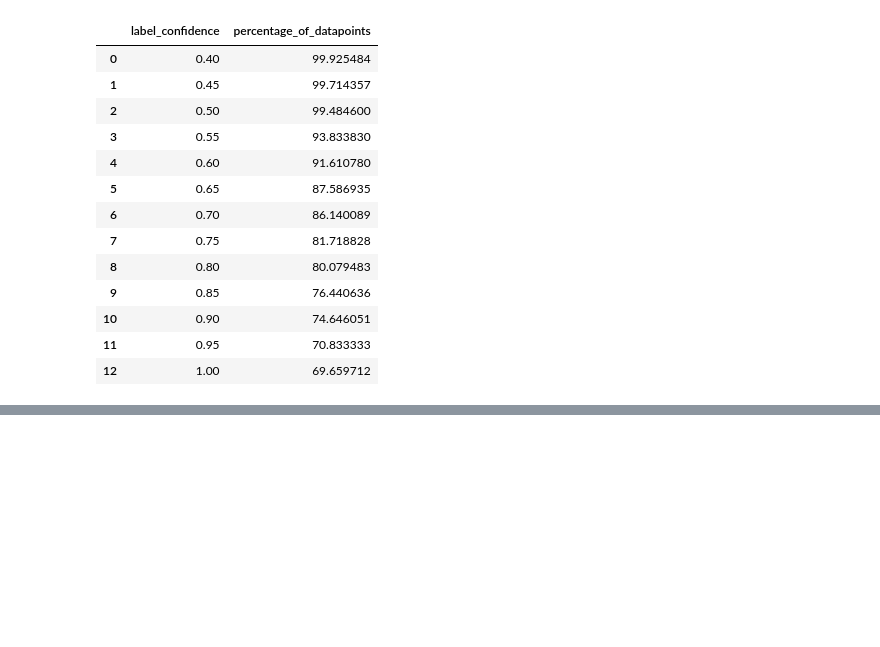
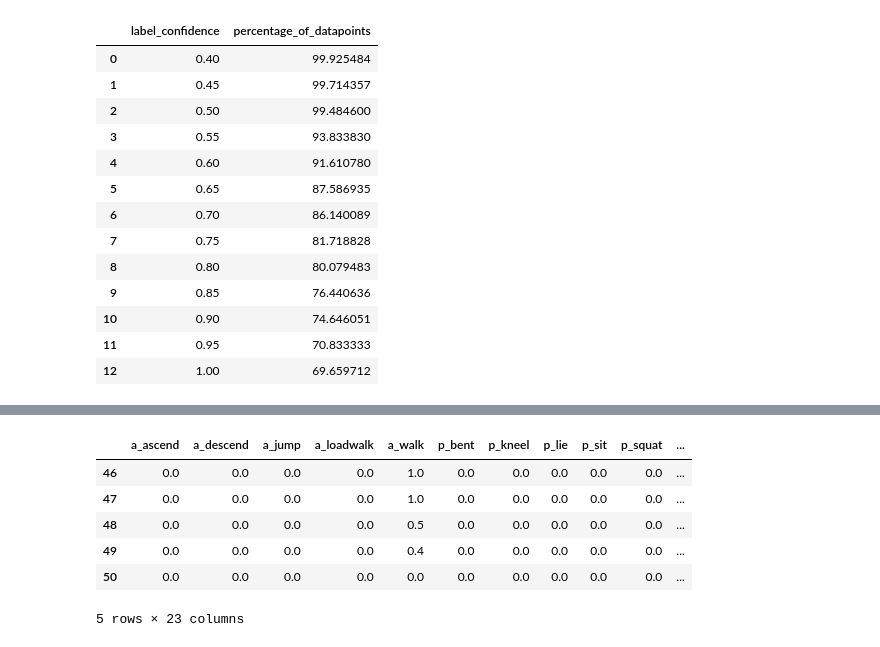
Before and after one commit to OliDeane/Sphere, a Jupyter notebook: Data_Prep.ipynb, the cells around one changed output, grey strips where cells are left out. Drawn from its saved outputs; the diff is of its cells as text; code cells hidden in the pictures; blank space fills up the shorter version.

```diff
--- a/Data_Prep.ipynb
+++ b/Data_Prep.ipynb
@@ -228,0 +219,7 @@ training_data_trimmed[target_cols]
+# %%
+from sklearn import preprocessing
+label_encoder = preprocessing.LabelEncoder()
+# %%
+input_classes = ['a_ascend', 'a_descend', 'a_jump' , 'a_loadwalk' , 'a_walk', 'p_bent', 'p_kneel',
+ 'p_lie', 'p_sit', 'p_squat', 'p_stand', 't_bend', 't_kneel_stand', 't_lie_sit' ,
+'t_sit_lie' , 't_sit_stand', 't_stand_kneel', 't_stand_sit', 't_straighten', 't_turn']
@@ -228,0 +244,10 @@ training_data_trimmed[target_cols]
+# %%
+targets.head()
+# %% [output]
+|  | a_ascend | a_descend | a_jump | a_loadwalk | a_walk | p_bent | p_kneel | p_lie | p_sit | p_squat | ... |
+| 46 | 0.0 | 0.0 | 0.0 | 0.0 | 1.0 | 0.0 | 0.0 | 0.0 | 0.0 | 0.0 | ... |
+| 47 | 0.0 | 0.0 | 0.0 | 0.0 | 1.0 | 0.0 | 0.0 | 0.0 | 0.0 | 0.0 | ... |
+| 48 | 0.0 | 0.0 | 0.0 | 0.0 | 0.5 | 0.0 | 0.0 | 0.0 | 0.0 | 0.0 | ... |
+| 49 | 0.0 | 0.0 | 0.0 | 0.0 | 0.4 | 0.0 | 0.0 | 0.0 | 0.0 | 0.0 | ... |
+| 50 | 0.0 | 0.0 | 0.0 | 0.0 | 0.0 | 0.0 | 0.0 | 0.0 | 0.0 | 0.0 | ... |
+5 rows × 23 columns
```
Also changed, not shown: parts of 23 cells of this notebook.
